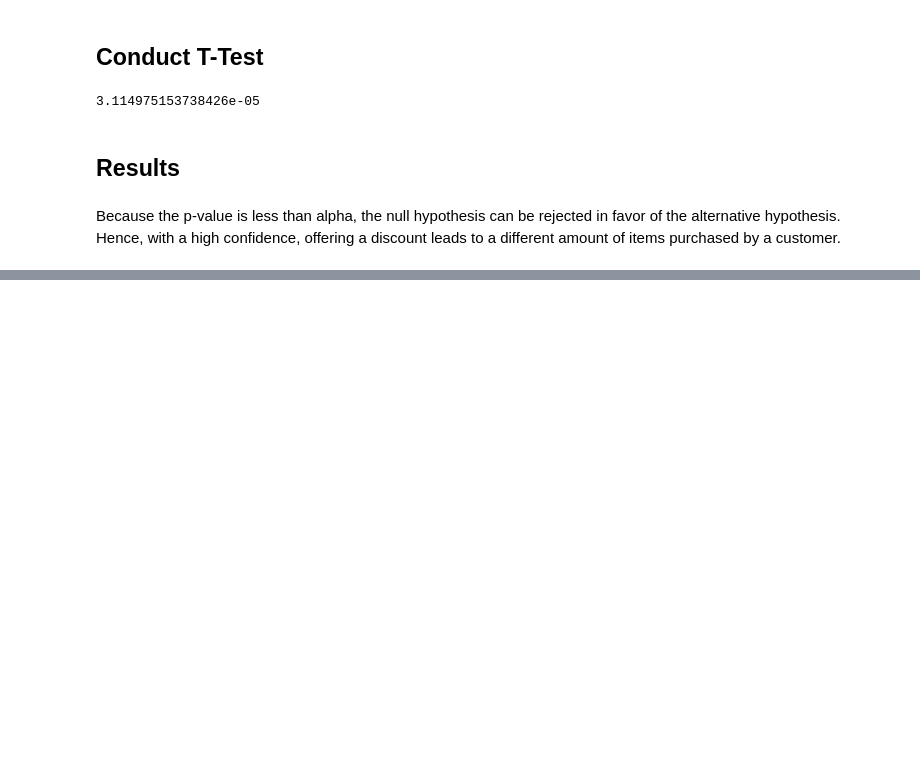
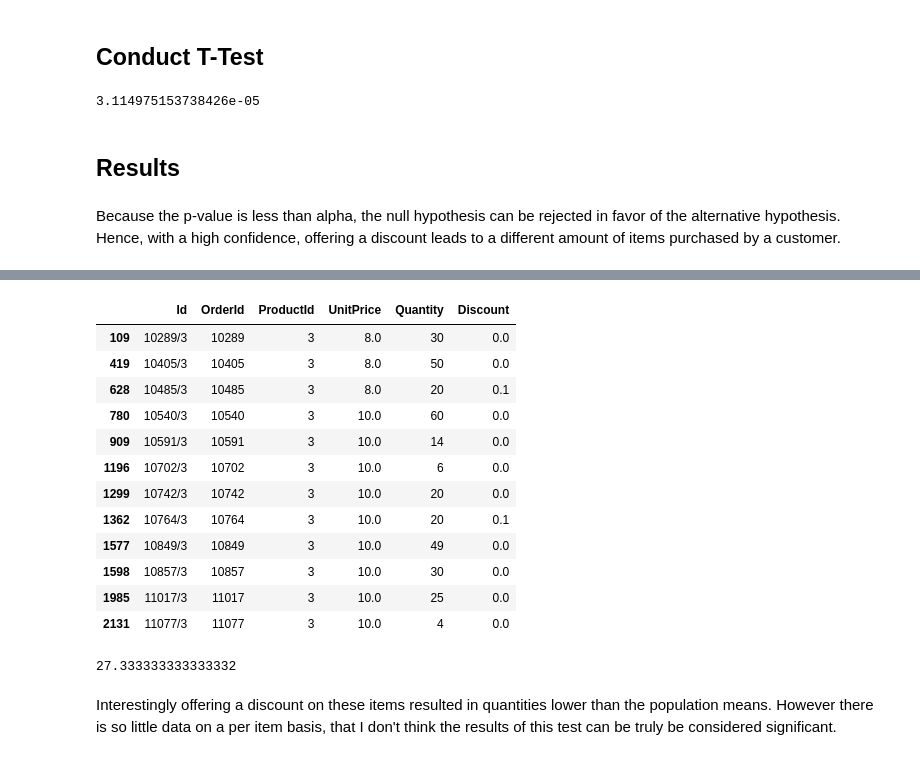
Before and after one commit to merb92/sql-a-b-testing-lab, a Jupyter notebook: 03-discounts-hypothesis-test.ipynb, the cells around one changed output, grey strips where cells are left out. Cells and saved outputs as stored; diff of their text form; code cells hidden in the pictures; blank space fills up the shorter version.

```diff
--- a/03-discounts-hypothesis-test.ipynb
+++ b/03-discounts-hypothesis-test.ipynb
@@ -128,0 +210,22 @@ Because the p-value is less than alpha, the null hypothesis can be rejected in f
+# %%
+df[df.ProductId == 3]
+# %% [output]
+|  | Id | OrderId | ProductId | UnitPrice | Quantity | Discount |
+| 109 | 10289/3 | 10289 | 3 | 8.0 | 30 | 0.0 |
+| 419 | 10405/3 | 10405 | 3 | 8.0 | 50 | 0.0 |
+| 628 | 10485/3 | 10485 | 3 | 8.0 | 20 | 0.1 |
+| 780 | 10540/3 | 10540 | 3 | 10.0 | 60 | 0.0 |
+| 909 | 10591/3 | 10591 | 3 | 10.0 | 14 | 0.0 |
+| 1196 | 10702/3 | 10702 | 3 | 10.0 | 6 | 0.0 |
+| 1299 | 10742/3 | 10742 | 3 | 10.0 | 20 | 0.0 |
+| 1362 | 10764/3 | 10764 | 3 | 10.0 | 20 | 0.1 |
+| 1577 | 10849/3 | 10849 | 3 | 10.0 | 49 | 0.0 |
+| 1598 | 10857/3 | 10857 | 3 | 10.0 | 30 | 0.0 |
+| 1985 | 11017/3 | 11017 | 3 | 10.0 | 25 | 0.0 |
+| 2131 | 11077/3 | 11077 | 3 | 10.0 | 4 | 0.0 |
+# %%
+df[df.ProductId == 3]['Quantity'].mean()
+# %% [output]
+27.333333333333332
+# %% [markdown]
+Interestingly offering a discount on these items resulted in quantities lower than the population means.  However there is so little data on a per item basis, that I don't think the results of this test can be truly be considered significant.
```
Also changed, not shown: parts of 20 cells of this notebook.
